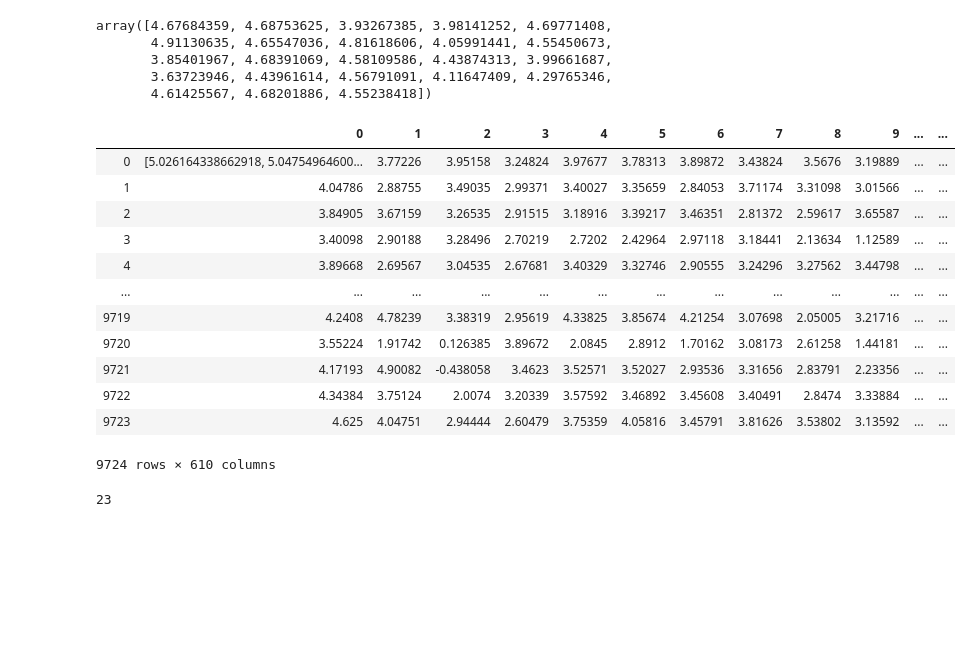
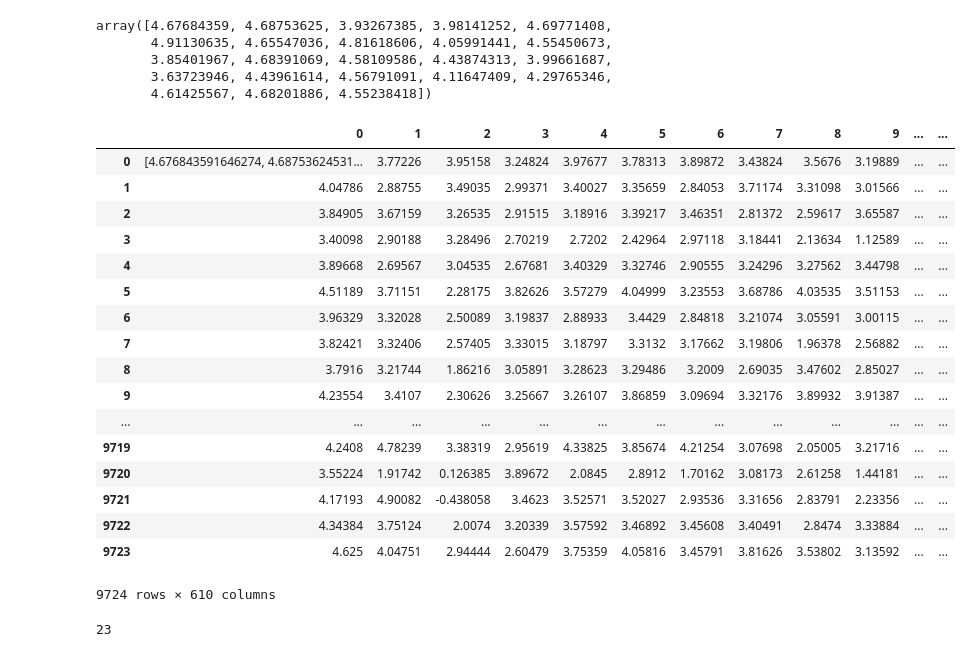
Before and after one commit to TZstatsADS/fall2019-project4-sec2-grp5, a Jupyter notebook: doc/sl_knn.ipynb, the cells around one changed output. Saved outputs shown, nothing was run; the diff lists cells and outputs as text; code cells hidden in the pictures; blank space fills up the shorter version.

```diff
--- a/doc/sl_knn.ipynb
+++ b/doc/sl_knn.ipynb
@@ -193,15 +196,21 @@ array([4.67684359, 4.68753625, 3.93267385, 3.98141252, 4.69771408,
 df_mat =  pd.DataFrame(matrix_after_time)
 # %%
 matrix_after_time=matrix_after_time.astype(object)
+df_mat =  pd.DataFrame(matrix_after_time)
 df_mat.at[0,0]=df_mat[0][0] + b_time.T[0]
 df_mat
 # %% [output]
 |  | 0 | 1 | 2 | 3 | 4 | 5 | 6 | 7 | 8 | 9 | ... | ... |
-| 0 | [5.026164338662918, 5.04754964600... | 3.77226 | 3.95158 | 3.24824 | 3.97677 | 3.78313 | 3.89872 | 3.43824 | 3.5676 | 3.19889 | ... | ... |
+| 0 | [4.676843591646274, 4.68753624531... | 3.77226 | 3.95158 | 3.24824 | 3.97677 | 3.78313 | 3.89872 | 3.43824 | 3.5676 | 3.19889 | ... | ... |
 | 1 | 4.04786 | 2.88755 | 3.49035 | 2.99371 | 3.40027 | 3.35659 | 2.84053 | 3.71174 | 3.31098 | 3.01566 | ... | ... |
 | 2 | 3.84905 | 3.67159 | 3.26535 | 2.91515 | 3.18916 | 3.39217 | 3.46351 | 2.81372 | 2.59617 | 3.65587 | ... | ... |
 | 3 | 3.40098 | 2.90188 | 3.28496 | 2.70219 | 2.7202 | 2.42964 | 2.97118 | 3.18441 | 2.13634 | 1.12589 | ... | ... |
 | 4 | 3.89668 | 2.69567 | 3.04535 | 2.67681 | 3.40329 | 3.32746 | 2.90555 | 3.24296 | 3.27562 | 3.44798 | ... | ... |
+| 5 | 4.51189 | 3.71151 | 2.28175 | 3.82626 | 3.57279 | 4.04999 | 3.23553 | 3.68786 | 4.03535 | 3.51153 | ... | ... |
+| 6 | 3.96329 | 3.32028 | 2.50089 | 3.19837 | 2.88933 | 3.4429 | 2.84818 | 3.21074 | 3.05591 | 3.00115 | ... | ... |
+| 7 | 3.82421 | 3.32406 | 2.57405 | 3.33015 | 3.18797 | 3.3132 | 3.17662 | 3.19806 | 1.96378 | 2.56882 | ... | ... |
+| 8 | 3.7916 | 3.21744 | 1.86216 | 3.05891 | 3.28623 | 3.29486 | 3.2009 | 2.69035 | 3.47602 | 2.85027 | ... | ... |
+| 9 | 4.23554 | 3.4107 | 2.30626 | 3.25667 | 3.26107 | 3.86859 | 3.09694 | 3.32176 | 3.89932 | 3.91387 | ... | ... |
 | ... | ... | ... | ... | ... | ... | ... | ... | ... | ... | ... | ... | ... |
 | 9719 | 4.2408 | 4.78239 | 3.38319 | 2.95619 | 4.33825 | 3.85674 | 4.21254 | 3.07698 | 2.05005 | 3.21716 | ... | ... |
 | 9720 | 3.55224 | 1.91742 | 0.126385 | 3.89672 | 2.0845 | 2.8912 | 1.70162 | 3.08173 | 2.61258 | 1.44181 | ... | ... |
```
Also changed, not shown: parts of 1 cell of this notebook, 1 other file.
